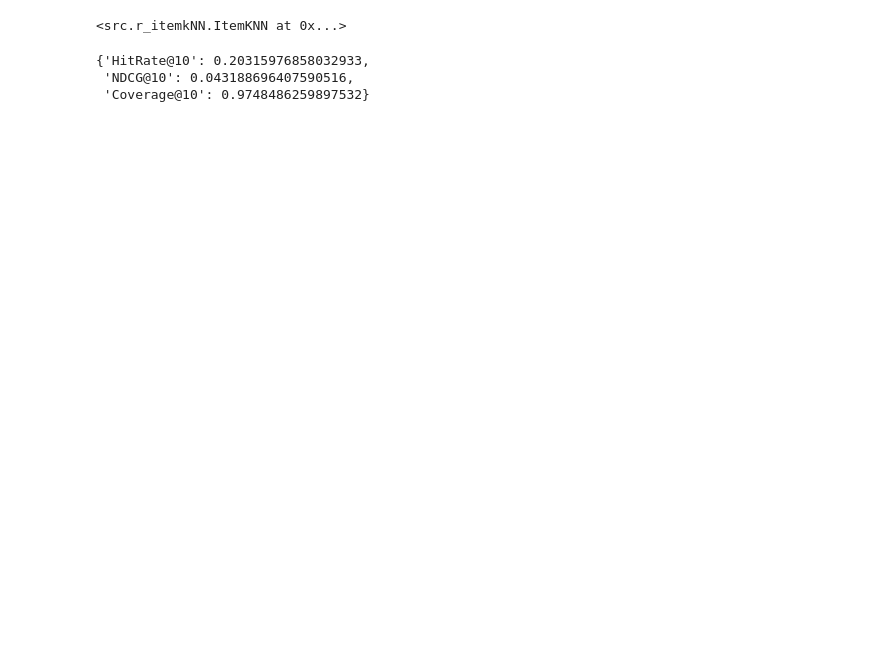
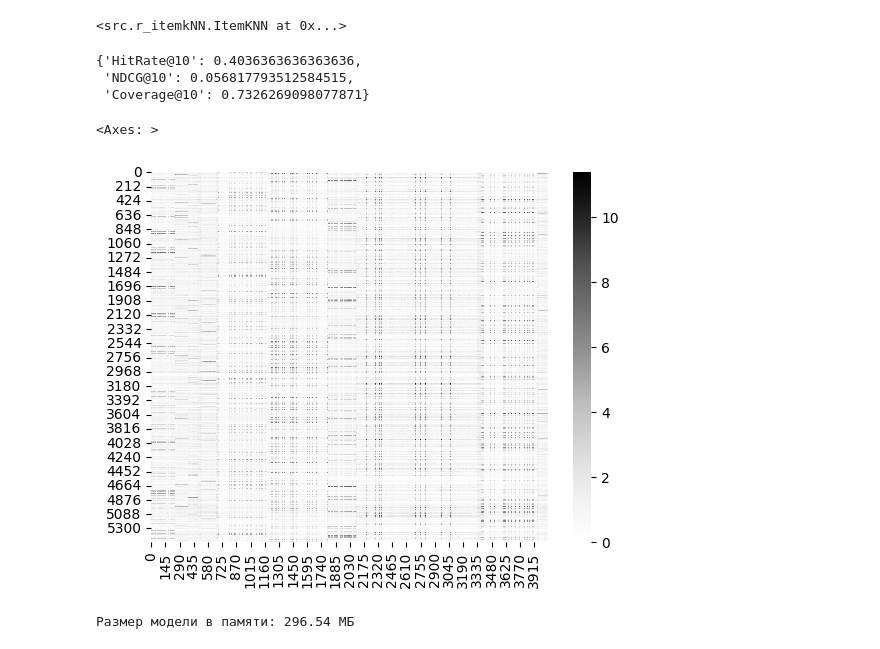
Before and after one commit to blackfyz00/project_5sem, a Jupyter notebook: recsys.ipynb, the cells around one changed output. Cells and saved outputs as stored; diff of their text form; code cells hidden in the pictures; blank space fills up the shorter version.

```diff
--- a/recsys.ipynb
+++ b/recsys.ipynb
@@ -49,5 +38,23 @@ data_relevant.head()
 # %%
-train, test = TimeSplitter(time_threshold=0.2,
-                           drop_cold_users=True,
-                           drop_cold_items=True,
-                           query_column='user_id').split(data_relevant)
+import pandas as pd
+data['timestamp'] = pd.to_datetime(data['timestamp'])
+
+# Сортируем по времени
+data = data.sort_values('timestamp').reset_index(drop=True)
+threshold_time = data['timestamp'].quantile(0.8)
+
+train = data[data['timestamp'] < threshold_time].copy()
+test = data[data['timestamp'] >= threshold_time].copy()
+
+print(f"Train size: {len(train)} ({len(train)/len(data):.1%})")
+print(f"Test size: {len(test)} ({len(test)/len(data):.1%})")
+print(f"Threshold time: {threshold_time}")
+
+# Пользователи и треки, которые есть в train
+train_users = set(train['user_id'].unique())
+train_items = set(train['item_id'].unique())
+
+test = test[
+    (test['user_id'].isin(train_users)) &
+    (test['item_id'].isin(train_items))
+].copy()
@@ -67,7 +104,7 @@ print('Айтемов в train = {}'.format(train.item_id.nunique()))
 # %%
 from src.r_itemkNN import ItemKNN
 
-model = ItemKNN()
+model = ItemKNN(k_neighbours=10)
 model.fit(train)
 # %% [output]
 <src.r_itemkNN.ItemKNN at 0x...>
@@ -77,6 +114,6 @@ predict = model.predict(test.user_id.unique())
 metrics = [HitRate(topk=10), NDCG(topk=10), Coverage(topk=10)]
 OfflineMetrics(metrics, query_column='user_id')(predict, test, train)
 # %% [output]
-{'HitRate@10': 0.20315976858032933,
- 'NDCG@10': 0.043188696407590516,
- 'Coverage@10': 0.9748486259897532}
+{'HitRate@10': 0.4036363636363636,
+ 'NDCG@10': 0.056817793512584515,
+ 'Coverage@10': 0.7326269098077871}
@@ -91,2 +120,6 @@ OfflineMetrics(metrics, query_column='user_id')(predict, test, train)
 # %%
-sns.heatmap(model.X @ model.W, cmap='Greys');
+predicted = model.raw_train_matrix @ model.similarity_matrix
+sns.heatmap(predicted, cmap='Greys')
+# %% [output]
+<Axes: >
+[figure, added]
@@ -92,0 +147,6 @@ sns.heatmap(model.X @ model.W, cmap='Greys');
+# %%
+model_size_bytes = get_size(model)
+model_size_mb = model_size_bytes / (1024 * 1024)
+print(f"Размер модели в памяти: {model_size_mb:.2f} МБ")
+# %% [output]
+Размер модели в памяти: 296.54 МБ
```
Also changed, not shown: parts of 14 cells of this notebook, 4 other files.
